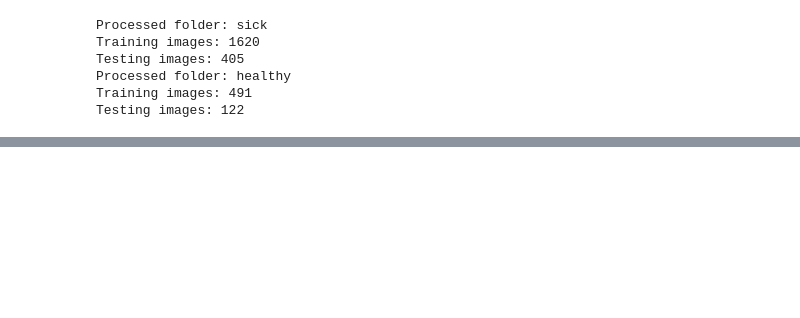
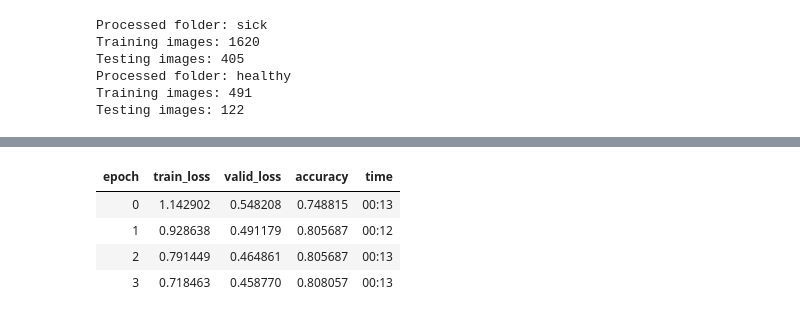
Before and after one commit to Stephaaniee/ProjectWork, a Jupyter notebook: Data_Fast_AI.ipynb, the cells around one changed output, grey strips where cells are left out. Drawn from its saved outputs; the diff is of its cells as text; code cells hidden in the pictures; blank space fills up the shorter version.

```diff
--- a/Data_Fast_AI.ipynb
+++ b/Data_Fast_AI.ipynb
@@ -108,0 +174,17 @@ NameError: name 'tfms' is not defined
+# %%
+#Model Training
+#cnn_learner` has been renamed to `vision_learner
+#fit_one_cycle() method trains the model on our data set for 4 epochs
+
+# learn = cnn_learner(dls, resnet34, metrics=accuracy).to_fp16()
+# learn.fit_one_cycle(4)
+learn = vision_learner(dls, resnet34, metrics=accuracy).to_fp16()
+
+learn.fit_one_cycle(4)
+#too low achieved ~50% accuracy
+# %% [output]
+| epoch | train_loss | valid_loss | accuracy | time |
+| 0 | 1.142902 | 0.548208 | 0.748815 | 00:13 |
+| 1 | 0.928638 | 0.491179 | 0.805687 | 00:12 |
+| 2 | 0.791449 | 0.464861 | 0.805687 | 00:13 |
+| 3 | 0.718463 | 0.458770 | 0.808057 | 00:13 |
```
Also changed, not shown: parts of 15 cells of this notebook.
